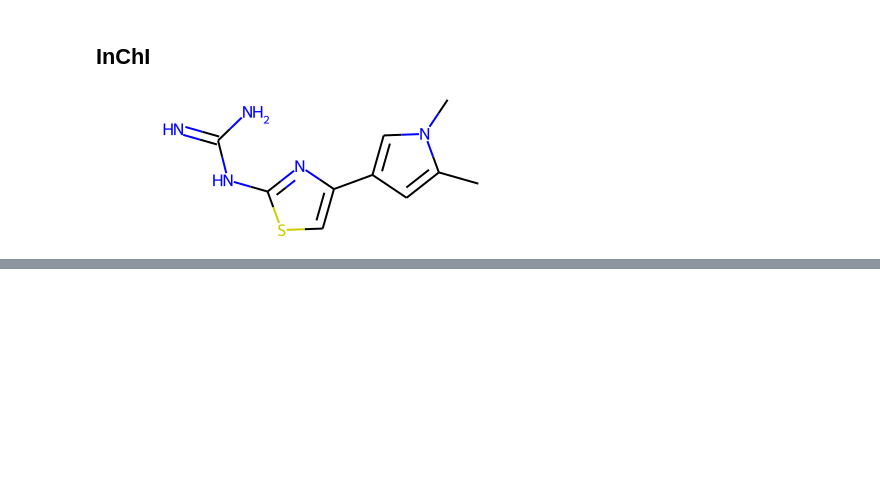
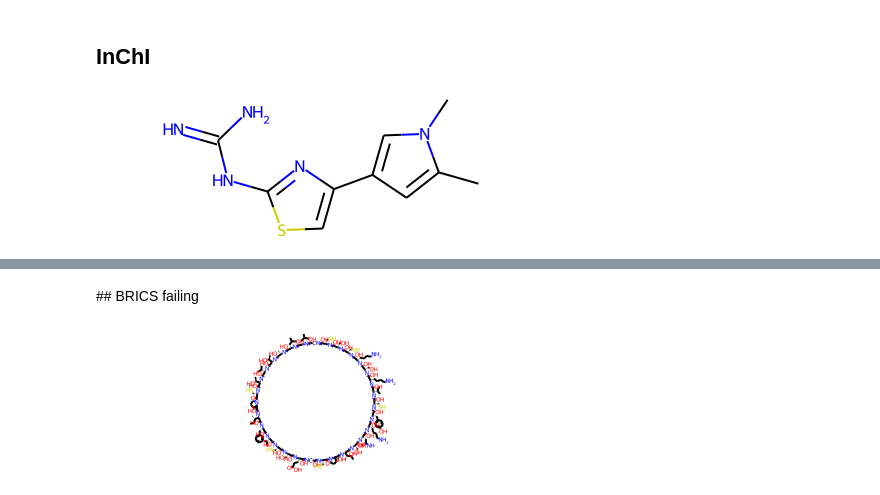
Before and after one commit to IFilella/MolecularAnalysis, a Jupyter notebook: scripts/rdkitDraw.ipynb, the cells around one changed output, grey strips where cells are left out. Drawn from its saved outputs; the diff is of its cells as text; code cells hidden in the pictures; blank space fills up the shorter version.

```diff
--- a/scripts/rdkitDraw.ipynb
+++ b/scripts/rdkitDraw.ipynb
@@ -39,0 +40,9 @@ Draw.MolsToGridImage(frags)
+# %% [markdown]
+## BRICS failing
+# %%
+inchi = 'InChI=1S/C139H227N35O41S6/c1-18-71(13)107-134(210)156-86(51-76-31-21-20-22-32-76)121(197)166-105(69(9)10)132(208)164-94(62-218)127(203)158-89(57-176)123(199)151-82(42-43-103(185)186)112(188)144-55-102(184)148-96(64-220)138(214)173-47-29-36-98(173)129(205)170-108(72(14)19-2)135(211)160-91(59-178)124(200)155-87(53-100(143)182)120(196)149-79(33-23-26-44-140)114(190)154-85(52-77-38-40-78(181)41-39-77)119(195)163-95(63-219)128(204)167-104(68(7)8)131(207)152-81(35-25-28-46-142)115(191)157-88(56-175)122(198)150-80(34-24-27-45-141)116(192)162-93(61-217)126(202)159-90(58-177)125(201)161-92(60-216)113(189)145-54-101(183)147-83(49-66(3)4)118(194)153-84(50-67(5)6)117(193)146-73(15)111(187)171-110(75(17)180)137(213)168-106(70(11)12)133(209)172-109(74(16)179)136(212)165-97(65-221)139(215)174-48-30-37-99(174)130(206)169-107/h20-22,31-32,38-41,66-75,79-99,104-110,175-181,216-221H,18-19,23-30,33-37,42-65,140-142H2,1-17H3,(H2,143,182)(H,144,188)(H,145,189)(H,146,193)(H,147,183)(H,148,184)(H,149,196)(H,150,198)(H,151,199)(H,152,207)(H,153,194)(H,154,190)(H,155,200)(H,156,210)(H,157,191)(H,158,203)(H,159,202)(H,160,211)(H,161,201)(H,162,192)(H,163,195)(H,164,208)(H,165,212)(H,166,197)(H,167,204)(H,168,213)(H,169,206)(H,170,205)(H,171,187)(H,172,209)(H,185,186)/t71-,72-,73-,74-,75-,79-,80-,81-,82-,83-,84-,85-,86-,87-,88-,89-,90-,91-,92-,93-,94-,95-,96-,97-,98-,99-,104-,105-,106-,107-,108-,109-,110-/m0/s1'
+# %%
+m = mol.mol(InChI=inchi)
+m.mol
+# %% [output]
+[figure, added]
```
Also changed, not shown: parts of 6 cells of this notebook, 2 other files.
